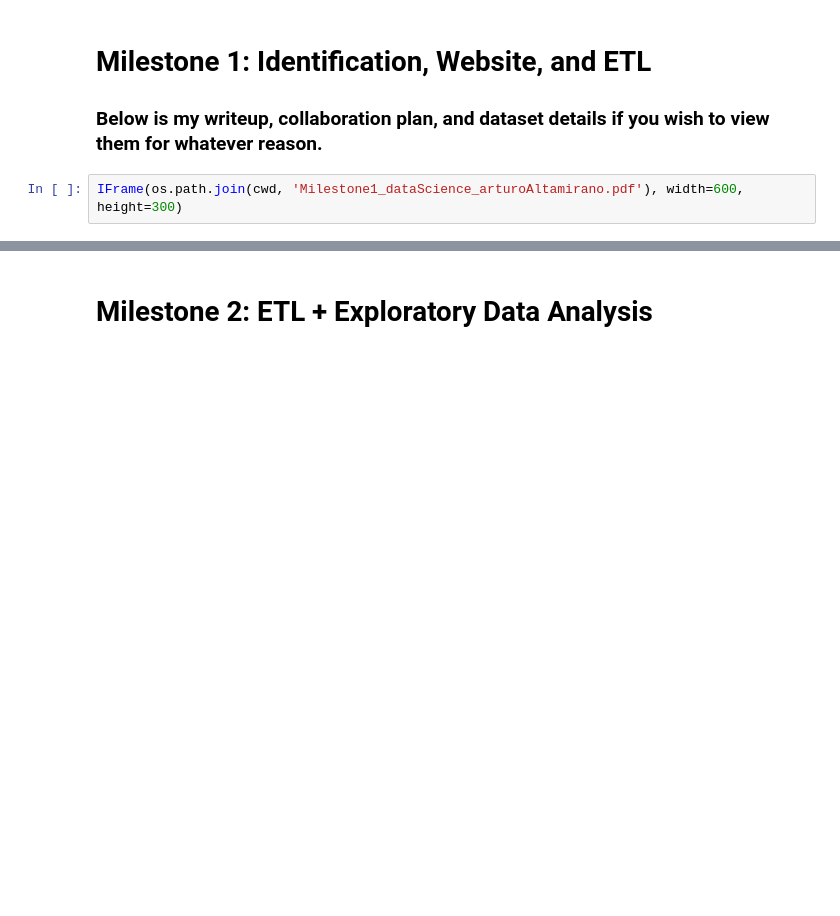
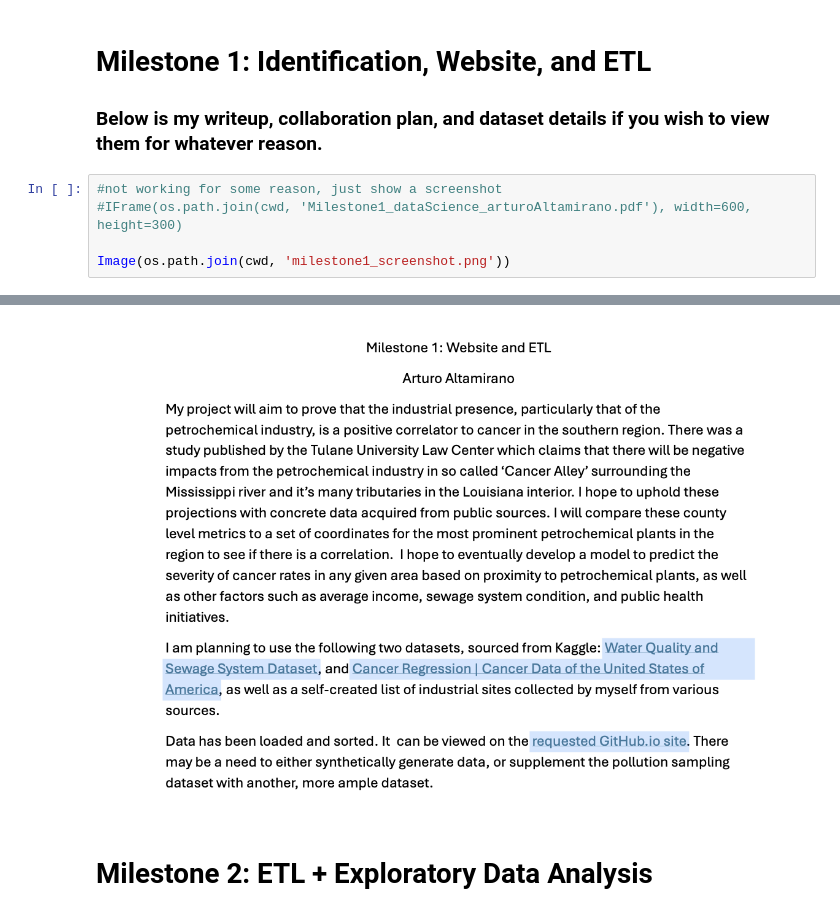
Before and after one commit to arturoAltamirano/arturoAltamirano, a Jupyter notebook: polutionLouisiana.ipynb, the cells around one changed output, grey strips where cells are left out. Saved outputs shown, nothing was run; the diff lists cells and outputs as text; blank space fills up the shorter version.

Commit message:
forget the frame, just screenshot milestone 1 and upload

```diff
--- a/polutionLouisiana.ipynb
+++ b/polutionLouisiana.ipynb
@@ -25,5 +25,8 @@ import nbformat
 
 ### Below is my writeup, collaboration plan, and dataset details if you wish to view them for whatever reason.
 # %%
-IFrame(os.path.join(cwd, 'Milestone1_dataScience_arturoAltamirano.pdf'), width=600, height=300)
+#not working for some reason, just show a screenshot
+#IFrame(os.path.join(cwd, 'Milestone1_dataScience_arturoAltamirano.pdf'), width=600, height=300)
+
+Image(os.path.join(cwd, 'milestone1_screenshot.png'))
 # %% [output]
@@ -31,3 +33,4 @@ IFrame(os.path.join(cwd, 'Milestone1_dataScience_arturoAltamirano.pdf'), width=6
+[figure, added]
 # %% [markdown]
 # Milestone 2: ETL + Exploratory Data Analysis
 # %% [markdown]
```
Also changed, not shown: parts of 1 cell of this notebook, 1 other file.
